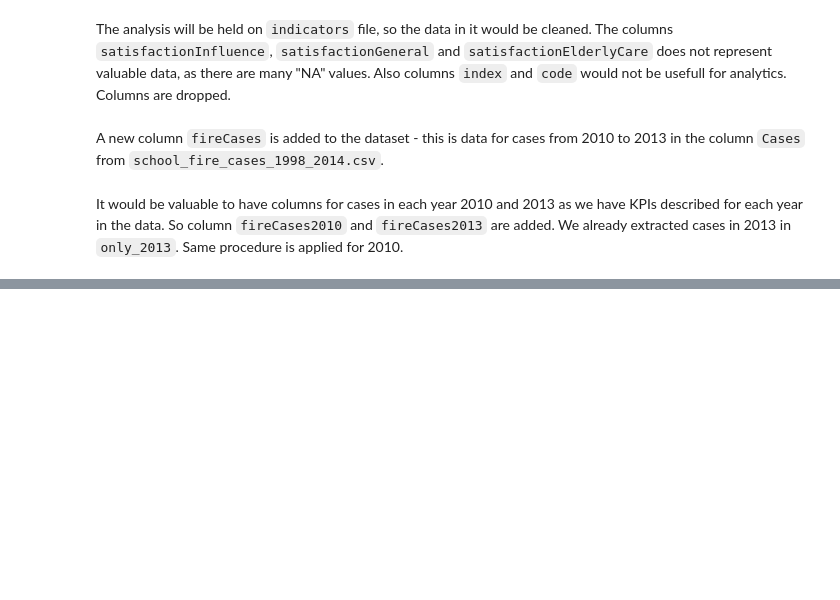
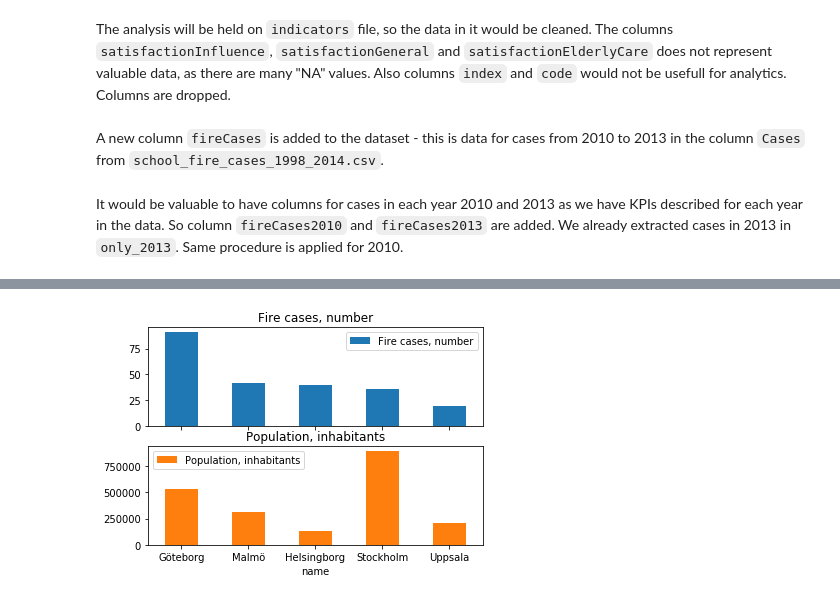
Before and after one commit to ignatovasashka/Exam-Project-Machine-Learning, a Jupyter notebook: School Fire Cases in Sweden and KPIs.ipynb, the cells around one changed output, grey strips where cells are left out. Drawn from its saved outputs; the diff is of its cells as text; code cells hidden in the pictures; blank space fills up the shorter version.

```diff
--- a/School Fire Cases in Sweden and KPIs.ipynb
+++ b/School Fire Cases in Sweden and KPIs.ipynb
@@ -268,0 +293,9 @@ indicators_dummies = pd.get_dummies(indicators)
+# %%
+max_cases_sort = indicators_dummies.sort_values(by = ["fireCases"], ascending=False)
+# %%
+index = max_cases_sort.head().index
+df = pd.DataFrame({'Fire cases, number': max_cases_sort["fireCases"].head(),
+                   'Population, inhabitants': max_cases_sort["population"].head()}, index=index)
+ax = df.plot.bar(subplots=True, rot=0)
+# %% [output]
+[figure, added]
```
Also changed, not shown: parts of 24 cells of this notebook.
